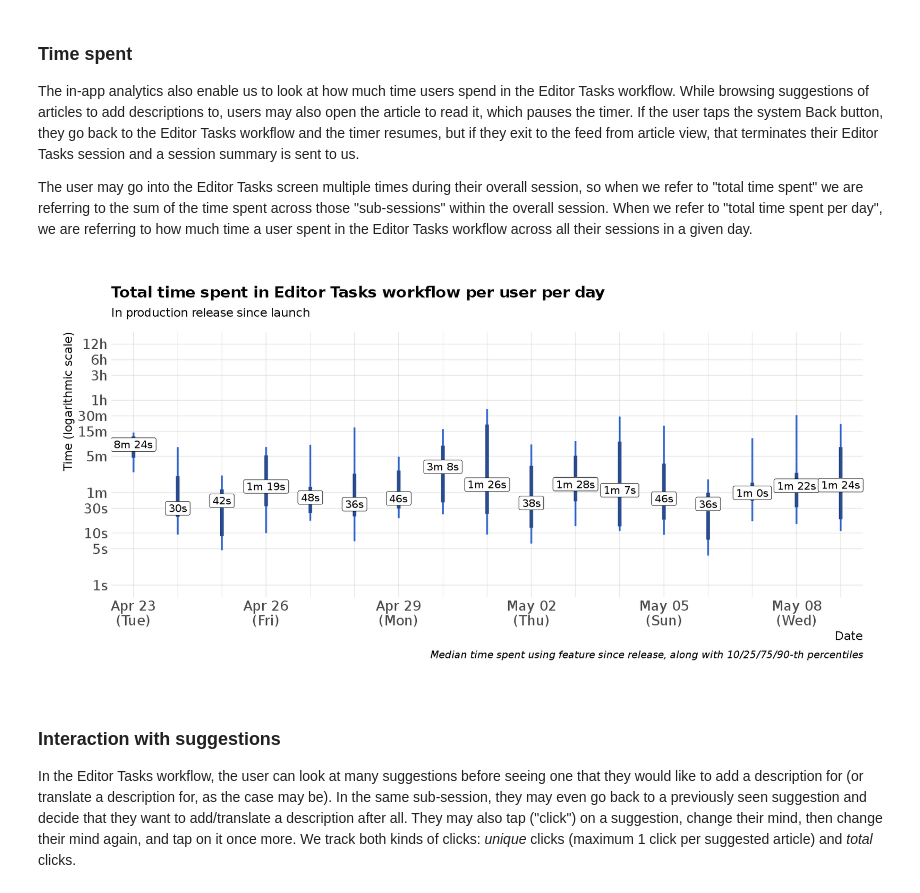
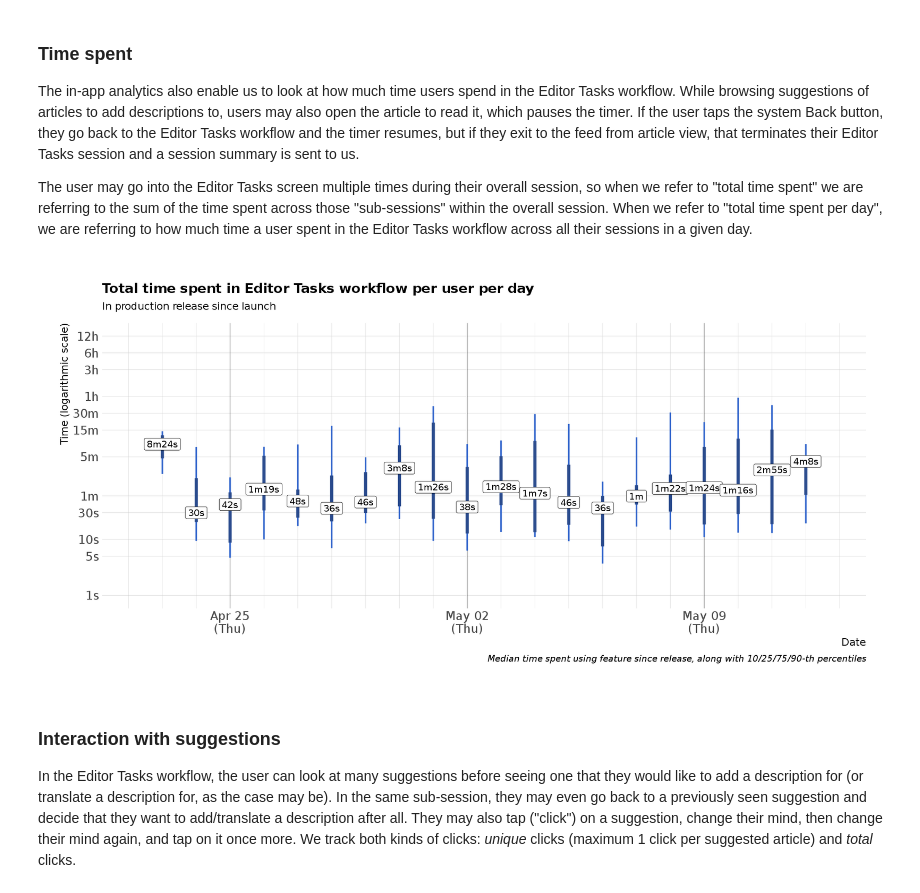
Before and after one commit to bearloga/wmf-android-suggested-edits, a Jupyter notebook: suggested-edits-v1.ipynb, the cells around one changed output. Drawn from its saved outputs; the diff is of its cells as text; code cells hidden in the pictures.

```diff
--- a/suggested-edits-v1.ipynb
+++ b/suggested-edits-v1.ipynb
@@ -555,37 +565,39 @@ The in-app analytics also enable us to look at how much time users spend in the
 
 The user may go into the Editor Tasks screen multiple times during their overall session, so when we refer to "total time spent" we are referring to the sum of the time spent across those "sub-sessions" within the overall session. When we refer to "total time spent per day", we are referring to how much time a user spent in the Editor Tasks workflow across all their sessions in a given day.
 # %%
-options(repr.plot.width = 14, repr.plot.height = 7)
-ggplot(daily_stats) +
+options(repr.plot.width = 16, repr.plot.height = 8)
+ggplot(keep_where(daily_stats, date <= usage_date_range[2])) +
     # geom_vline(aes(xintercept = date), linetype = "dashed", data = feature_release_dates) +
     geom_segment(aes(x = date, xend = date, y = time_spent_10, yend = time_spent_90),
                  size = 1, color = "#3366cc") +
     geom_segment(aes(x = date, xend = date, y = time_spent_25, yend = time_spent_75),
                  size = 2, color = "#2a4b8d") +
     # geom_ribbon(aes(x = date, ymin = time_spent_lower, ymax = time_spent_upper), alpha = 0.3) +
     # geom_line(aes(x = date, y = time_spent_middle)) +
     geom_label(
-        aes(x = date, y = time_spent_middle, label = tolower(lubridate::seconds_to_period(round(time_spent_middle)))),
+        aes(x = date, y = time_spent_middle,
+            label = gsub("m (0s)?", "m", tolower(lubridate::seconds_to_period(round(time_spent_middle))))),
         size = 4.5
     ) +
-    scale_x_date(expand = c(0, 0.5), date_minor_breaks = "1 day", date_breaks = "3 days", date_labels = "%b %d\n(%a)") +
+    scale_x_date(date_minor_breaks = "1 day", date_breaks = "7 days", date_labels = "%b %d\n(%a)") +
     scale_y_log10(label = function(x) {
         y <- tolower(lubridate::seconds_to_period(round(x)))
         z <- gsub(" 0[hms]", "", y)
         return(z)
     }, breaks = c(1, 5, 10, 30, 60, 60 * 5, 60 * 15, 60 * 60 * c(0.5, 1, 3, 6, 12))) +
-    coord_cartesian(ylim = c(1, 60 * 60 * 12), xlim = usage_date_range) +
+    coord_cartesian(ylim = c(1, 60 * 60 * 12), xlim = usage_date_range + c(-0.75, 0.75)) +
     hrbrthemes::theme_ipsum("DejaVu Sans", base_size = 16, strip_text_face = "bold",
                             caption_size = 12, axis_title_size = 14, subtitle_size = 14) +
-    theme(legend.position = "bottom", panel.grid.minor.y = element_blank()) +
+    theme(legend.position = "bottom", panel.grid.minor.y = element_blank(),
+          panel.grid.major.x = element_line(color = "gray10")) +
     labs(
         title = "Total time spent in Editor Tasks workflow per user per day",
         x = "Date", y = "Time (logarithmic scale)",
         subtitle = "In production release since launch",
         caption = "Median time spent using feature since release, along with 10/25/75/90-th percentiles"
     )
 # %% [output]
-[figure, old version]
+[figure, new version]
 # %% [markdown]
 ### Interaction with suggestions
 
```
Also changed, not shown: parts of 23 cells of this notebook, 1 other file.
